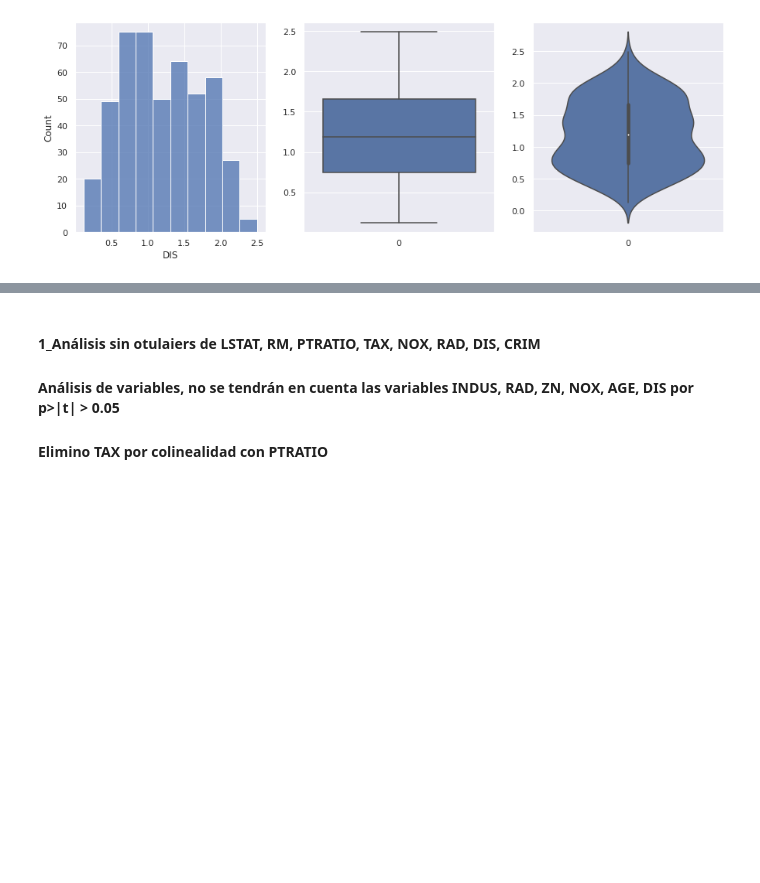
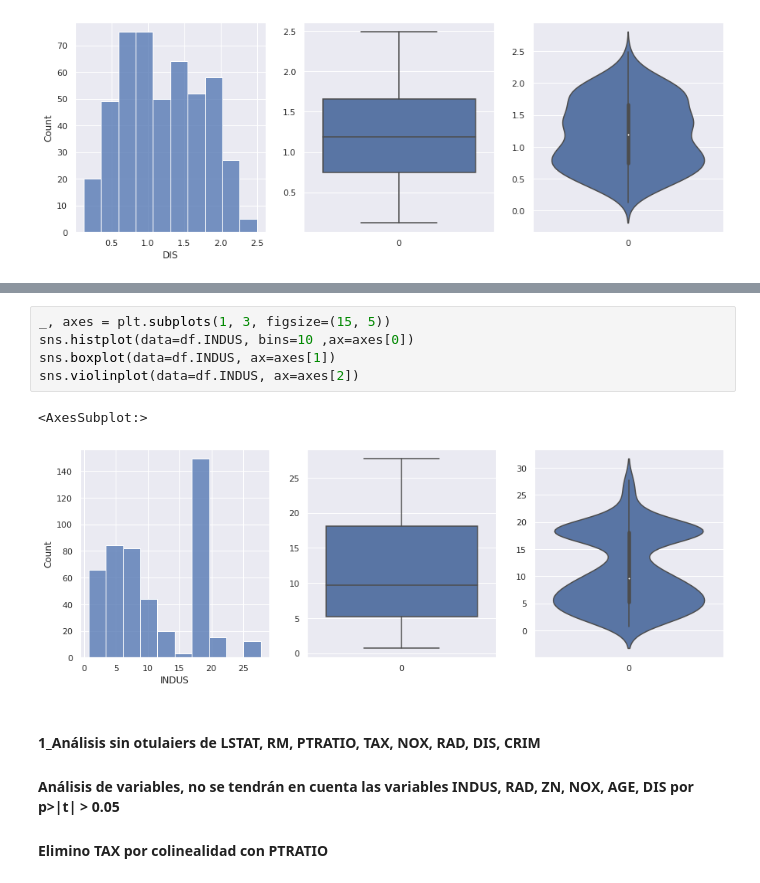
Before and after one commit to jeo10/datamining-frt, a Jupyter notebook: dataset_boston/data_boston.ipynb, the cells around one changed output, grey strips where cells are left out. Saved outputs shown, nothing was run; the diff lists cells and outputs as text; blank space fills up the shorter version.

```diff
--- a/dataset_boston/data_boston.ipynb
+++ b/dataset_boston/data_boston.ipynb
@@ -327,3 +338,11 @@ sns.violinplot(data=df.DIS, ax=axes[2])
+# %%
+_, axes = plt.subplots(1, 3, figsize=(15, 5))
+sns.histplot(data=df.INDUS, bins=10 ,ax=axes[0])
+sns.boxplot(data=df.INDUS, ax=axes[1])
+sns.violinplot(data=df.INDUS, ax=axes[2])
+# %% [output]
+<AxesSubplot:>
+[figure, added]
 # %% [markdown]
 #### 1_Análisis sin otulaiers de LSTAT, RM, PTRATIO, TAX, NOX, RAD, DIS, CRIM
 #### Análisis de variables, no se tendrán en cuenta las variables INDUS, RAD, ZN, NOX, AGE, DIS por p>|t| > 0.05
```
Also changed, not shown: parts of 25 cells of this notebook.
